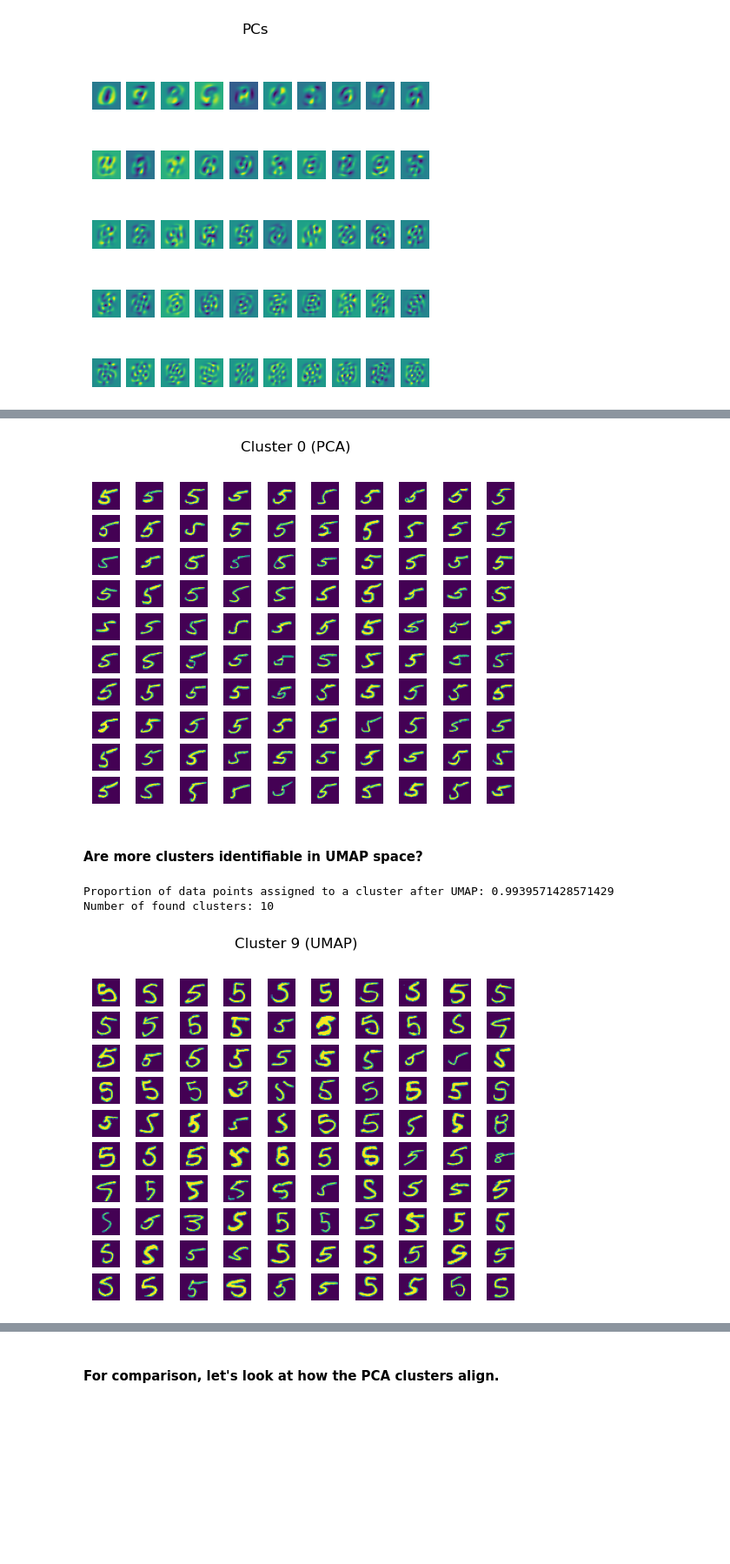
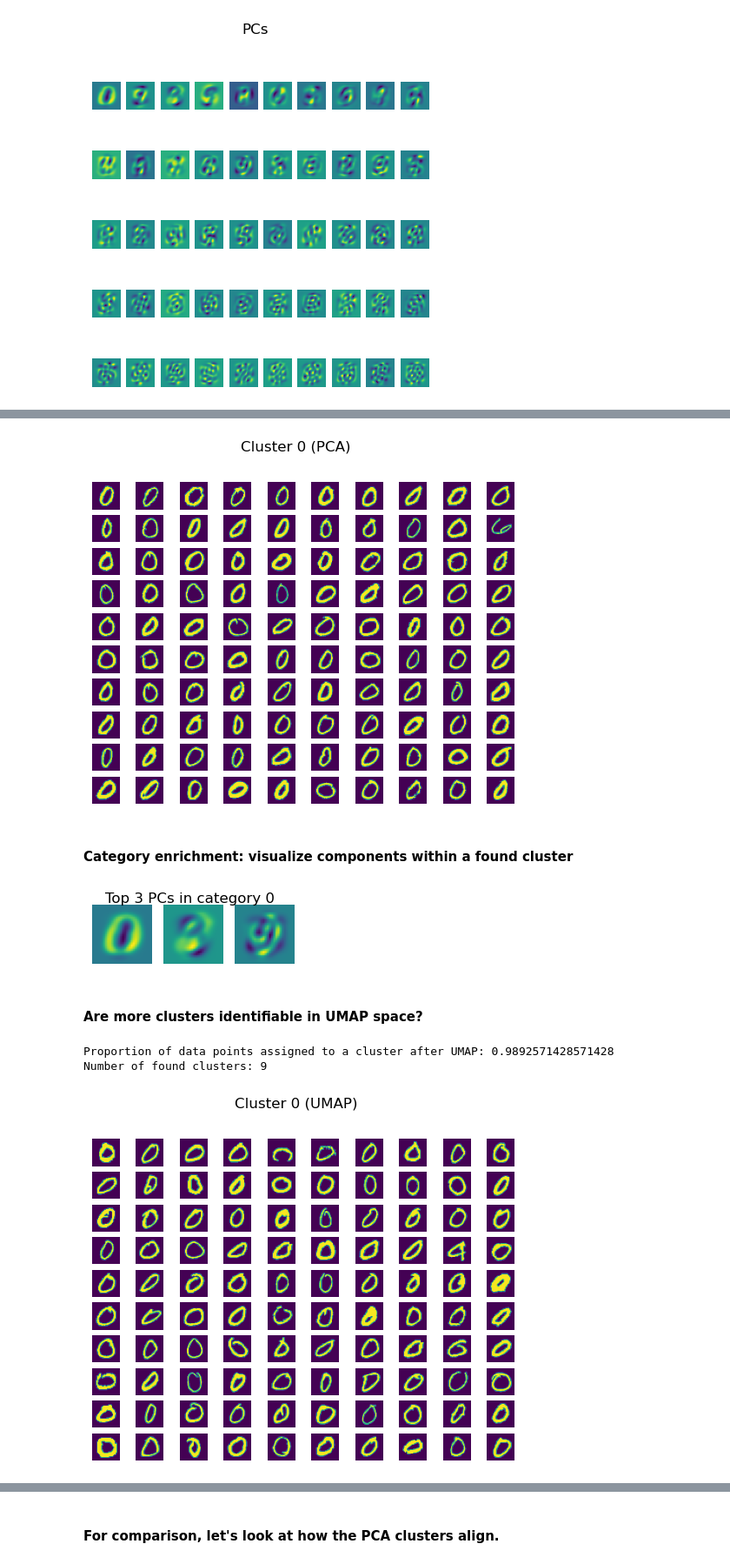
Before and after one commit to yemabio/clustering, a Jupyter notebook: scripts/clustering_mnist.ipynb, the cells around one changed output, grey strips where cells are left out. Shown at 87% size. Drawn from its saved outputs; the diff is of its cells as text; code cells hidden in the pictures; blank space fills up the shorter version.

```diff
--- a/scripts/clustering_mnist.ipynb
+++ b/scripts/clustering_mnist.ipynb
@@ -37,6 +40,9 @@ PCA()
 # %%
 fig,ax = plt.subplots(1,1)
 ax.plot(np.cumsum(mnist_pca.explained_variance_ratio_),color='k')
+ax.vlines(analysis.get_participation_ratio(mnist_pca), ymin=0,ymax=1.1,linestyles='--',colors='r',label='Participation ratio')
+ax.legend()
+ax.set_ylim(0,1.1)
 ax.set_ylabel('Fraction explained variance')
 ax.set_xlabel('Number of principal components')
 # %% [output]
@@ -76,14 +77,44 @@ for pred_label in np.unique(pca_labels[pca_labels >=0]):
 # %%
 lab=0
+
+pca_labeled_examples = []
+for pred_label in np.unique(pca_labels[pca_labels >=0]):
+    indices = (pca_labels == pred_label)
+    pca_labeled_examples.append(data[indices])
+
 fig, axs = plt.subplots(10,10)
 fig.suptitle(f'Cluster {lab} (PCA)')
 for ax, idx in zip(axs.flatten(),np.random.choice(len(pca_labeled_examples[lab]), 100)):
     ax.imshow(pca_labeled_examples[lab][idx].reshape(28,28))
     ax.axis('off')
 # %% [output]
-[figure, old version]
+[figure, new version]
+# %% [markdown]
+#### Category enrichment: visualize components within a found cluster
+# %%
+k=3
+top_k_pcs = analysis.get_top_pcs(mnist_pca, pca_labeled_examples[lab],topk=3)
+fig, axs = plt.subplots(1,3,figsize=(3,1))
+fig.suptitle(f'Top {k} PCs in category {lab}')
+for ax, idx in zip(axs.flatten(),top_k_pcs):
+    ax.imshow(mnist_pca.components_[idx].reshape(28,28))
+    ax.axis('off')
+# %% [output]
+[figure, added]
 # %% [markdown]
 #### Are more clusters identifiable in UMAP space?
 # %%
 # umap_embedding = umap.UMAP(n_neighbors=30, min_dist=0.1,n_components=2).fit_transform(data)
 umap_embedding = umap.UMAP(n_neighbors=30, min_dist=0,n_components=2).fit_transform(data)
+
+umap_labels = hdbscan.HDBSCAN(
+    min_samples=10,
+    min_cluster_size=500,
+).fit_predict(umap_embedding)
+
+umap_clustered = (umap_labels >= 0)
+print(f'Proportion of data points assigned to a cluster after UMAP: {umap_clustered.sum()/len(lowd_mnist)}')
+print(f'Number of found clusters: {len(np.unique(umap_labels[umap_labels >=0]))}')
+# %% [output]
+Proportion of data points assigned to a cluster after UMAP: 0.9892571428571428
+Number of found clusters: 9
@@ -95,7 +120,0 @@ umap_labels = hdbscan.HDBSCAN(
-# %%
-umap_clustered = (umap_labels >= 0)
-print(f'Proportion of data points assigned to a cluster after UMAP: {umap_clustered.sum()/len(lowd_mnist)}')
-print(f'Number of found clusters: {len(np.unique(umap_labels[umap_labels >=0]))}')
-# %% [output]
-Proportion of data points assigned to a cluster after UMAP: 0.9939571428571429
-Number of found clusters: 10
@@ -107,12 +121,18 @@ for pred_label in np.unique(umap_labels[umap_labels >=0]):
 # %%
-lab=9
+lab=0
+
+umap_labeled_examples = []
+for pred_label in np.unique(umap_labels[umap_labels >=0]):
+    indices = (umap_labels == pred_label)
+    umap_labeled_examples.append(data[indices])
+
 fig, axs = plt.subplots(10,10)
 fig.suptitle(f'Cluster {lab} (UMAP)')
 for ax, idx in zip(axs.flatten(),np.random.choice(len(umap_labeled_examples[lab]), 100)):
     ax.imshow(umap_labeled_examples[lab][idx].reshape(28,28))
     ax.axis('off')
 # %% [output]
-[figure, old version]
+[figure, new version]
 # %%
 standard_embedding = umap.UMAP(random_state=42).fit_transform(data)
 # %%
```
Also changed, not shown: parts of 10 cells of this notebook, 4 other files.
